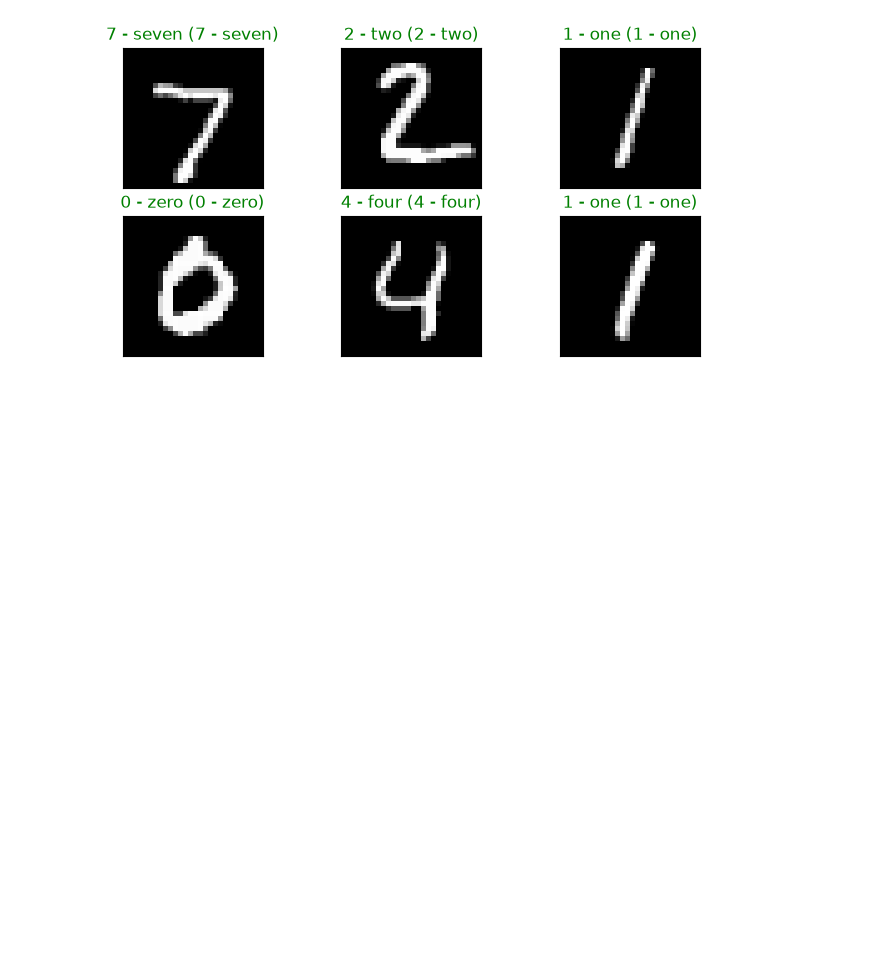
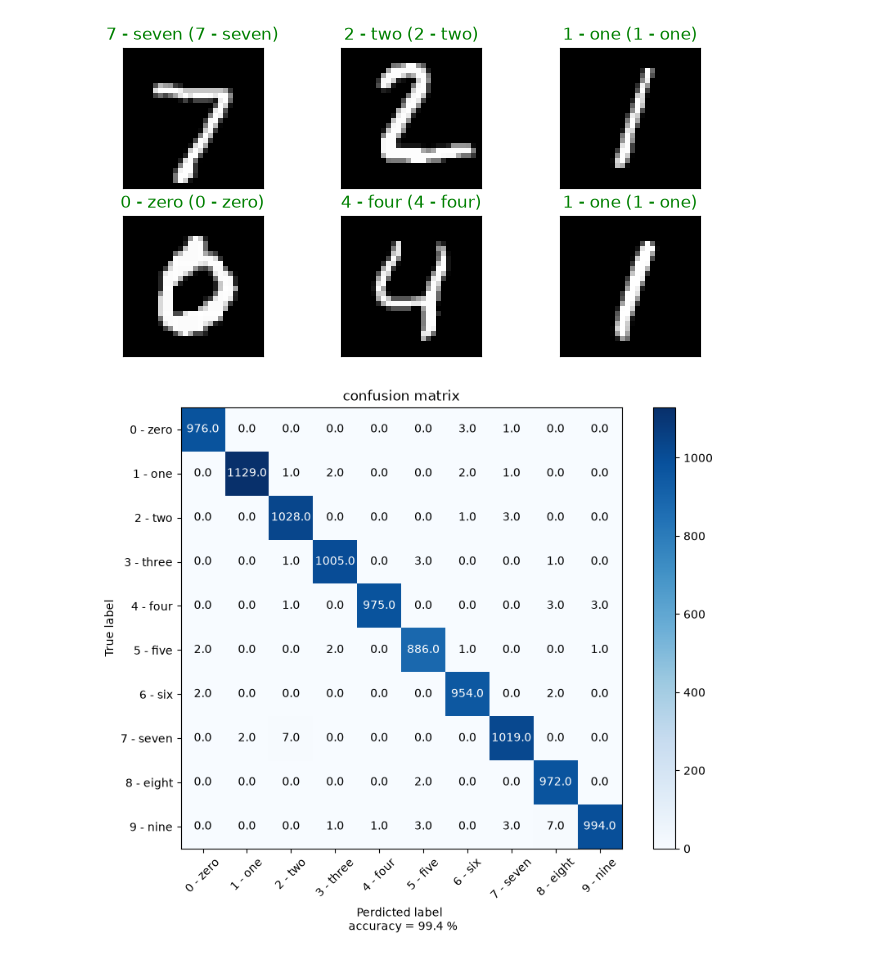
Before and after one commit to TemplariParu/PyTorch, a Jupyter notebook: 05.CNN/02.CNN_MNIST.ipynb, the cells around one changed output. Saved outputs shown, nothing was run; the diff lists cells and outputs as text; code cells hidden in the pictures; blank space fills up the shorter version.

```diff
--- a/05.CNN/02.CNN_MNIST.ipynb
+++ b/05.CNN/02.CNN_MNIST.ipynb
@@ -139,3 +190,11 @@ Test accuracy : 9911 / 10000 (99.1 %)
 Test_plot(load_model, test_DL)
 # %% [output]
 [figure]
+# %%
+confusion = get_conf(load_model, test_DL)
+
+plot_confusion_matrix(confusion, test_DS.classes)
+
+plt.xticks(rotation=45);
+# %% [output]
+[figure, added]
```
Also changed, not shown: parts of 6 cells of this notebook, 3 other files.
